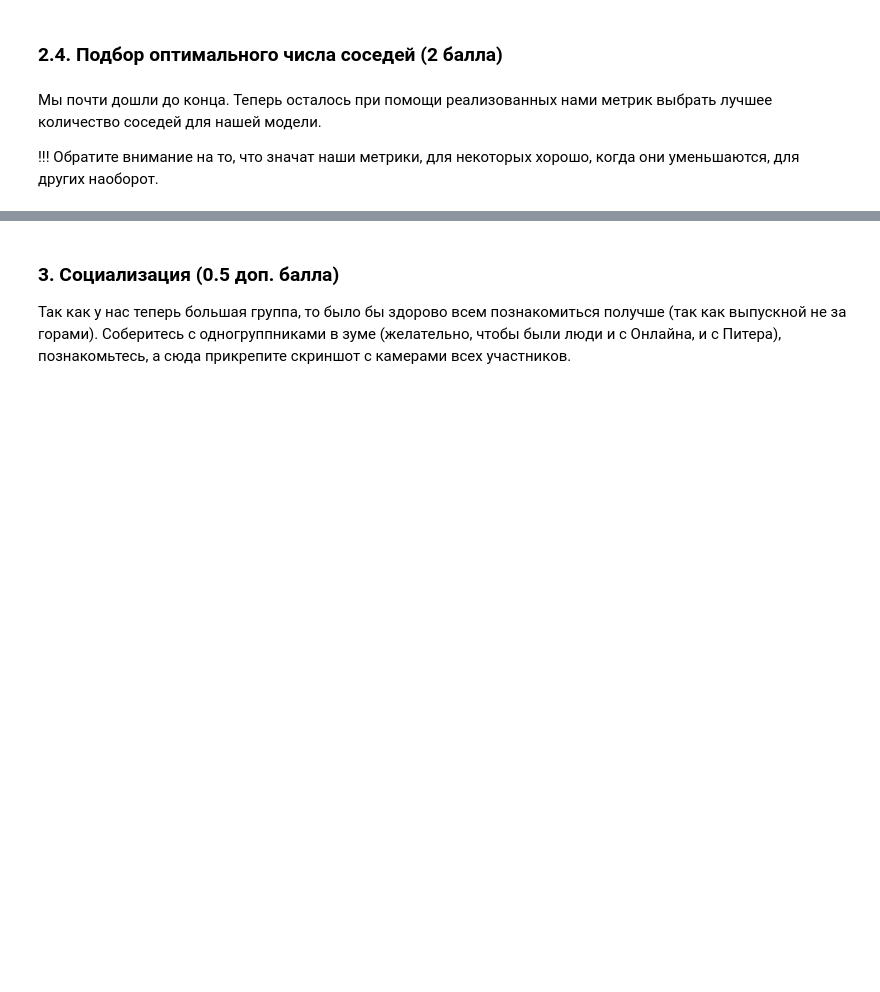
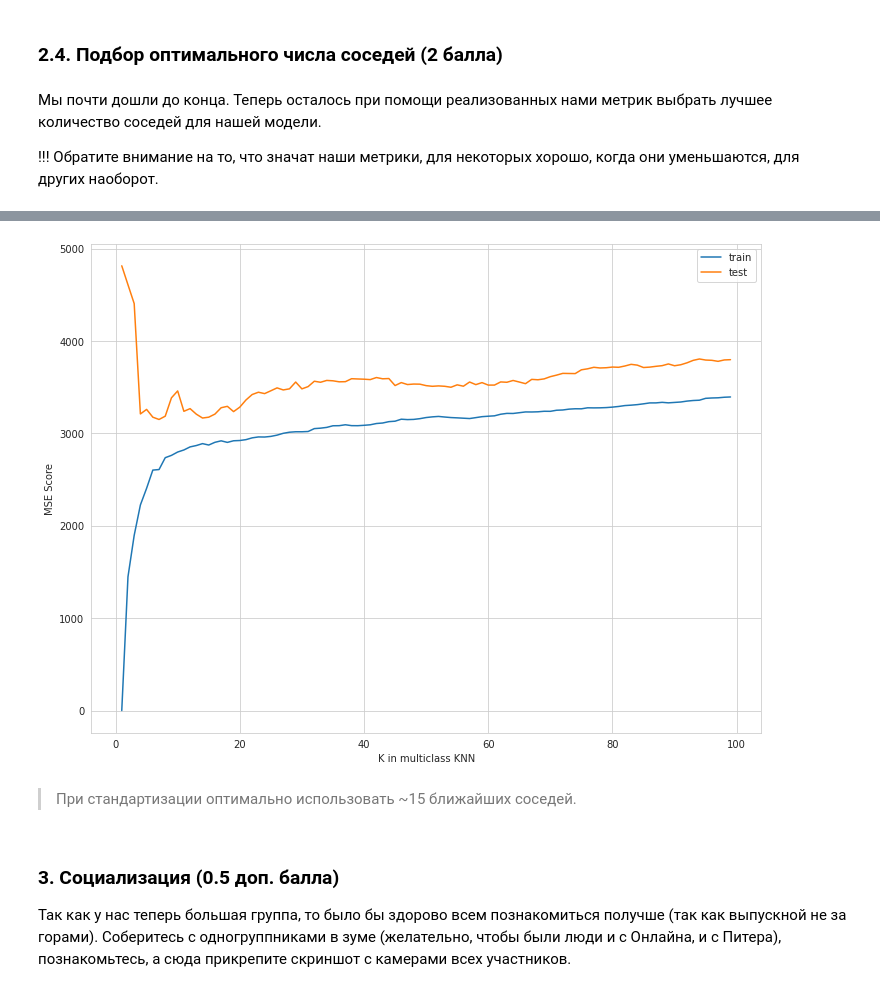
Before and after one commit to Freddsle/BI_ML_2021, a Jupyter notebook: l01_knn/code/KNN.ipynb, the cells around one changed output, grey strips where cells are left out. Saved outputs shown, nothing was run; the diff lists cells and outputs as text; code cells hidden in the pictures; blank space fills up the shorter version.

```diff
--- a/l01_knn/code/KNN.ipynb
+++ b/l01_knn/code/KNN.ipynb
@@ -665,3 +727,14 @@ mae: 39.51185185185185
+# %%
+# plot MSE
+plt.plot(k_params, mse_train_sc, label="train")
+plt.plot(k_params, mse_test_sc, label="test")
+plt.legend()
+plt.xlabel("K in multiclass KNN")
+plt.ylabel("MSE Score");
+# %% [output]
+[figure, added]
+# %% [markdown]
+> При стандартизации оптимально использовать ~15 ближайших соседей.
 # %% [markdown]
 ### 3. Социализация (0.5 доп. балла)
 
```
Also changed, not shown: parts of 93 cells of this notebook.
